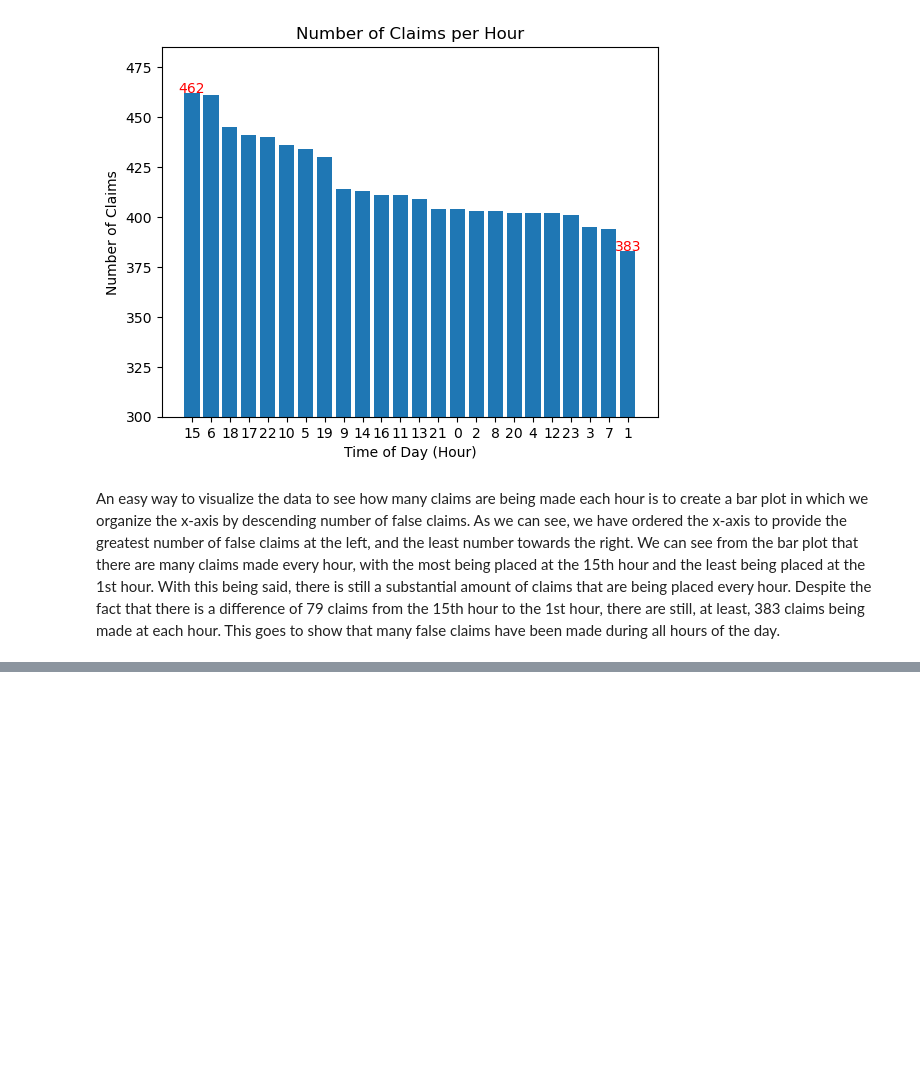
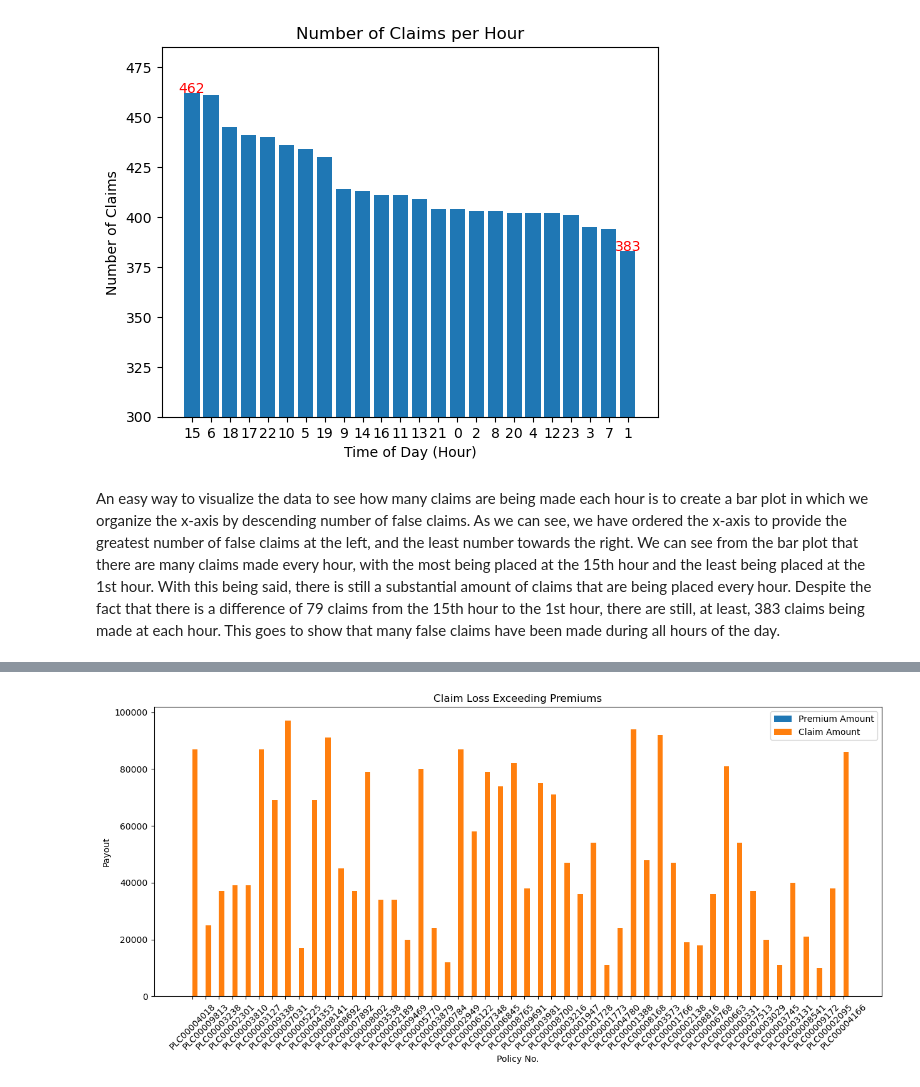
Before and after one commit to JustinS25/Insurance-Claim-Detection, a Jupyter notebook: Code/insurance_claim_valuecounts.ipynb, the cells around one changed output, grey strips where cells are left out. Saved outputs shown, nothing was run; the diff lists cells and outputs as text; code cells hidden in the pictures; blank space fills up the shorter version.

```diff
--- a/Code/insurance_claim_valuecounts.ipynb
+++ b/Code/insurance_claim_valuecounts.ipynb
@@ -430,0 +502,5 @@ An easy way to visualize the data to see how many claims are being made each hou
+# %%
+life_ins_df = ins_claim_fraud.loc[ins_claim_fraud['INSURANCE_TYPE'] == 'Life'].sort_values(['PREMIUM_AMOUNT', 'CLAIM_AMOUNT'], ascending=False)
+# life_ins_df = ins_claim_fraud.loc[ins_claim_fraud['INSURANCE_TYPE'] == 'Life']
+life_ins_df = life_ins_df.head(50)
+life_ins_df.head()
@@ -430,0 +515,20 @@ An easy way to visualize the data to see how many claims are being made each hou
+# %%
+# Look at subset of claims to see if we see the same behavior by policy
+
+x_axis = life_ins_df['POLICY_NUMBER']
+x_len = np.arange(len(x_axis))
+premium = life_ins_df['PREMIUM_AMOUNT']
+claim = life_ins_df['CLAIM_AMOUNT']
+
+plt.figure(figsize=(15,6))
+plt.bar(x_len - 0.2, premium, 0.4, label = 'Premium Amount')
+plt.bar(x_len + 0.2, claim, 0.4, label = 'Claim Amount')
+plt.xticks(x_len, x_axis, rotation=45)
+plt.xlabel('Policy No.')
+plt.ylabel('Payout')
+plt.title('Claim Loss Exceeding Premiums')
+plt.legend()
+plt.savefig('CSV Files/LifeInsBar.png')
+plt.show()
+# %% [output]
+[figure, added]
```
Also changed, not shown: parts of 10 cells of this notebook, 5 other files.
